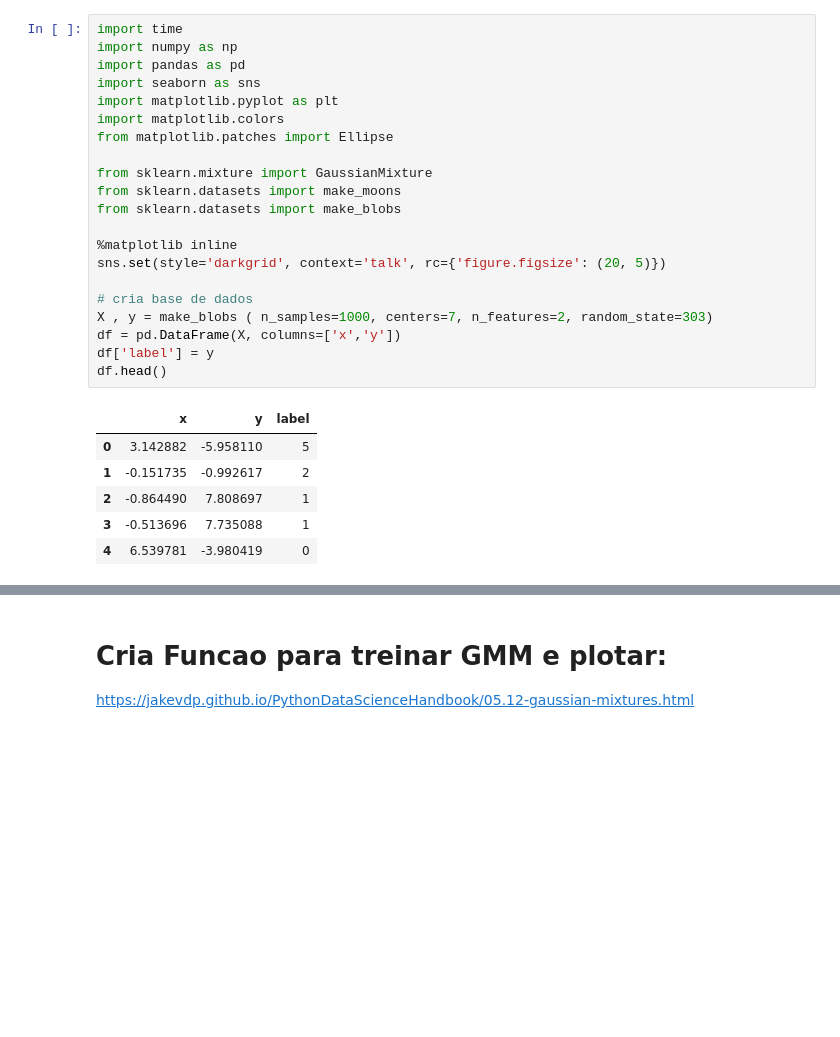
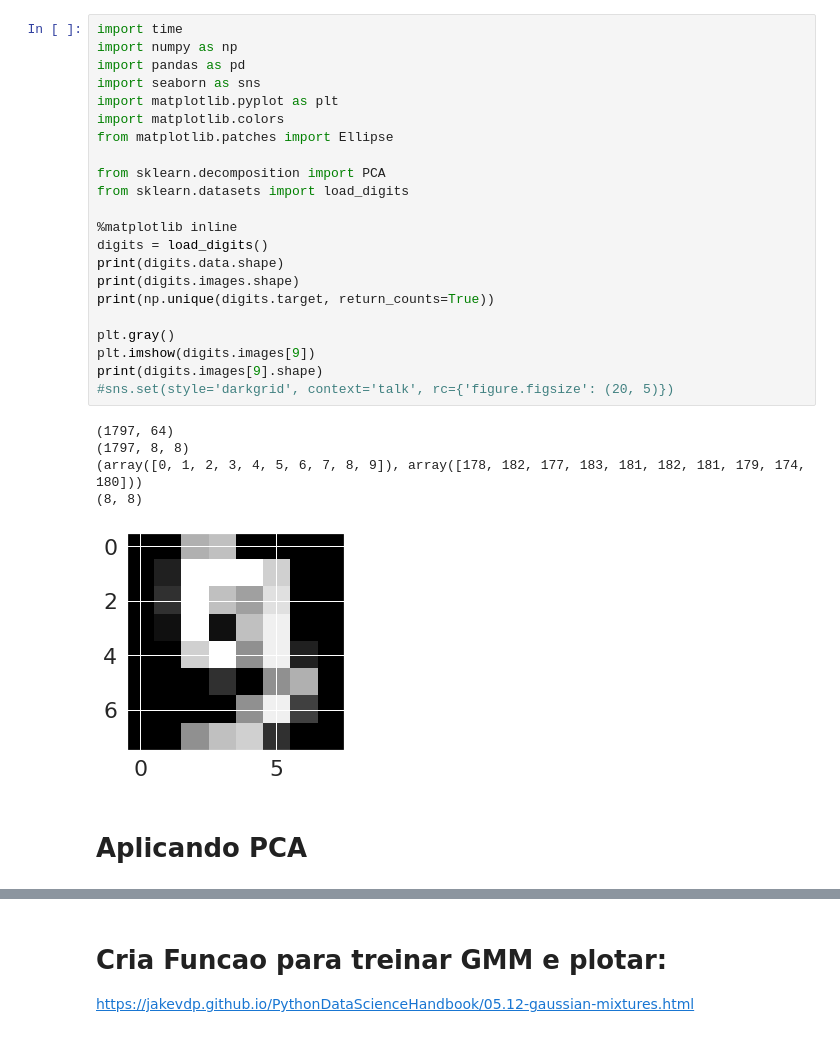
Before and after one commit to leandroleao2k/ImageML, a Jupyter notebook: PCA Reducao Dimensionalidade.ipynb, the cells around one changed output, grey strips where cells are left out. Drawn from its saved outputs; the diff is of its cells as text; blank space fills up the shorter version.

```diff
--- a/PCA Reducao Dimensionalidade.ipynb
+++ b/PCA Reducao Dimensionalidade.ipynb
@@ -8,28 +16,30 @@ Vamos usar Expectation Maximization EM para definir os melhores parametros
 # %%
 import time
 import numpy as np
 import pandas as pd
 import seaborn as sns
 import matplotlib.pyplot as plt
 import matplotlib.colors
 from matplotlib.patches import Ellipse
 
-from sklearn.mixture import GaussianMixture
-from sklearn.datasets import make_moons
-from sklearn.datasets import make_blobs
+from sklearn.decomposition import PCA
+from sklearn.datasets import load_digits
 
 %matplotlib inline
-sns.set(style='darkgrid', context='talk', rc={'figure.figsize': (20, 5)})
+digits = load_digits()
+print(digits.data.shape)
+print(digits.images.shape)
+print(np.unique(digits.target, return_counts=True))
 
-# cria base de dados
-X , y = make_blobs ( n_samples=1000, centers=7, n_features=2, random_state=303)
-df = pd.DataFrame(X, columns=['x','y'])
-df['label'] = y
-df.head()
+plt.gray()
+plt.imshow(digits.images[9])
+print(digits.images[9].shape)
+#sns.set(style='darkgrid', context='talk', rc={'figure.figsize': (20, 5)})
 # %% [output]
-|  | x | y | label |
-| 0 | 3.142882 | -5.958110 | 5 |
-| 1 | -0.151735 | -0.992617 | 2 |
-| 2 | -0.864490 | 7.808697 | 1 |
-| 3 | -0.513696 | 7.735088 | 1 |
-| 4 | 6.539781 | -3.980419 | 0 |
+(1797, 64)
+(1797, 8, 8)
+(array([0, 1, 2, 3, 4, 5, 6, 7, 8, 9]), array([178, 182, 177, 183, 181, 182, 181, 179, 174, 180]))
+(8, 8)
+[figure, added]
+# %% [markdown]
+# Aplicando PCA
```
Also changed, not shown: parts of 14 cells of this notebook.
